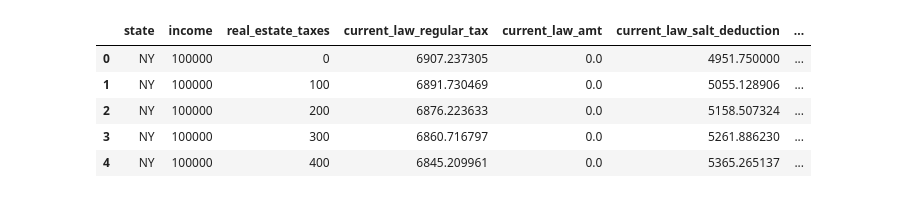
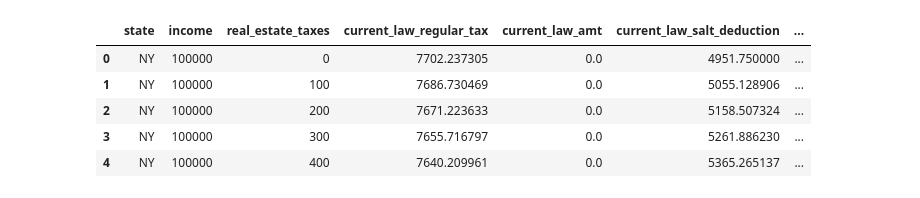
Before and after one commit to PolicyEngine/salt-amt-calculator, a Jupyter notebook: personal_calculator/notebooks/calculate_household_impacts_salt_amt.ipynb, the cells around one changed output. Saved outputs shown, nothing was run; the diff lists cells and outputs as text; code cells hidden in the pictures.

```diff
--- a/personal_calculator/notebooks/calculate_household_impacts_salt_amt.ipynb
+++ b/personal_calculator/notebooks/calculate_household_impacts_salt_amt.ipynb
@@ -621,14 +621,12 @@ for state in states:
                     "charitable_cash_donations": {2026: 10000},
                 },
                 "your partner": {"age": {2026: 40}},
-                "child": {"age": {2026: 10}},
             },
             "families": {
                 "your family": {
                     "members": [
                         "you",
                         "your partner",
-                        "child",
                     ]
                 }
             },
@@ -637,7 +635,6 @@ for state in states:
                     "members": [
                         "you",
                         "your partner",
-                        "child",
                     ]
                 }
             },
@@ -646,7 +643,6 @@ for state in states:
                     "members": [
                         "you",
                         "your partner",
-                        "child",
                     ]
                 }
             },
@@ -655,7 +651,6 @@ for state in states:
                     "members": [
                         "you",
                         "your partner",
-                        "child",
                     ],
                     "state_name": {2026: state},
                 }
@@ -680,35 +675,35 @@ for state in states:
             }
 
         # Create a DataFrame for this state and income combination
         df = pd.DataFrame({
             "state": state,
             "income": income,
             "real_estate_taxes": np.arange(0, 50000, 100),  # Property taxes from $0 to $50k in $100 increments
             "current_law_regular_tax": results["current_law"]["regular_tax_before_credits"],
             "current_law_amt": results["current_law"]["tentative_minimum_tax"],
             "current_law_salt_deduction": results["current_law"]["salt_deduction"],
             "current_law_federal_tax": results["current_law"]["federal_tax"],
             "current_policy_regular_tax": results["current_policy"]["regular_tax_before_credits"],
             "current_policy_amt": results["current_policy"]["tentative_minimum_tax"],
             "current_policy_salt_deduction": results["current_policy"]["salt_deduction"],
             "current_policy_federal_tax": results["current_policy"]["federal_tax"],
         })
 
         # Add to our list of results
         all_results.append(df)
 
 # Combine all results into a single DataFrame
 combined_results = pd.concat(all_results, ignore_index=True)
 
 # Save to CSV
 combined_results.to_csv("../data/all_state_income_tax_calculations_2026.csv", index=False)
 
 # Display the first few rows
 combined_results.head()
 # %% [output]
 |  | state | income | real_estate_taxes | current_law_regular_tax | current_law_amt | current_law_salt_deduction | ... |
-| 0 | NY | 100000 | 0 | 6907.237305 | 0.0 | 4951.750000 | ... |
-| 1 | NY | 100000 | 100 | 6891.730469 | 0.0 | 5055.128906 | ... |
-| 2 | NY | 100000 | 200 | 6876.223633 | 0.0 | 5158.507324 | ... |
-| 3 | NY | 100000 | 300 | 6860.716797 | 0.0 | 5261.886230 | ... |
-| 4 | NY | 100000 | 400 | 6845.209961 | 0.0 | 5365.265137 | ... |
+| 0 | NY | 100000 | 0 | 7702.237305 | 0.0 | 4951.750000 | ... |
+| 1 | NY | 100000 | 100 | 7686.730469 | 0.0 | 5055.128906 | ... |
+| 2 | NY | 100000 | 200 | 7671.223633 | 0.0 | 5158.507324 | ... |
+| 3 | NY | 100000 | 300 | 7655.716797 | 0.0 | 5261.886230 | ... |
+| 4 | NY | 100000 | 400 | 7640.209961 | 0.0 | 5365.265137 | ... |
```
Also changed, not shown: 6 other files.
